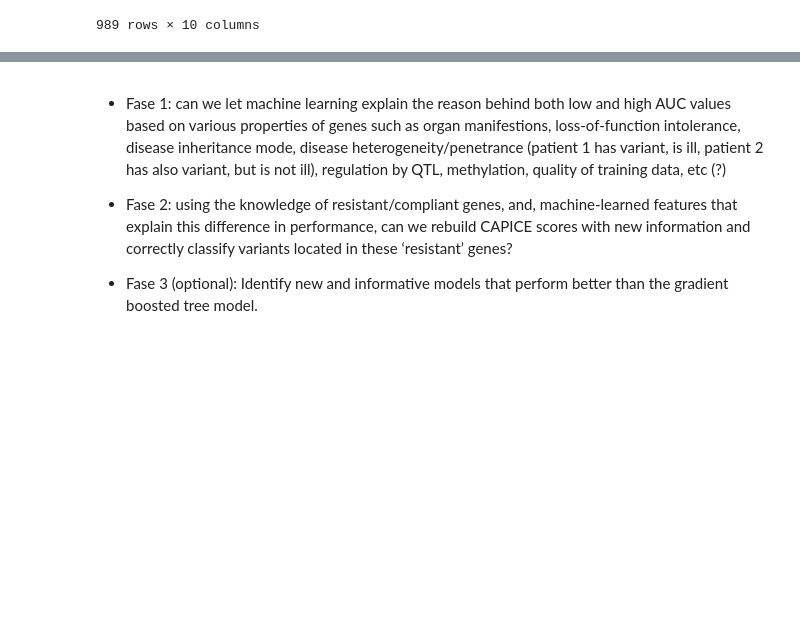
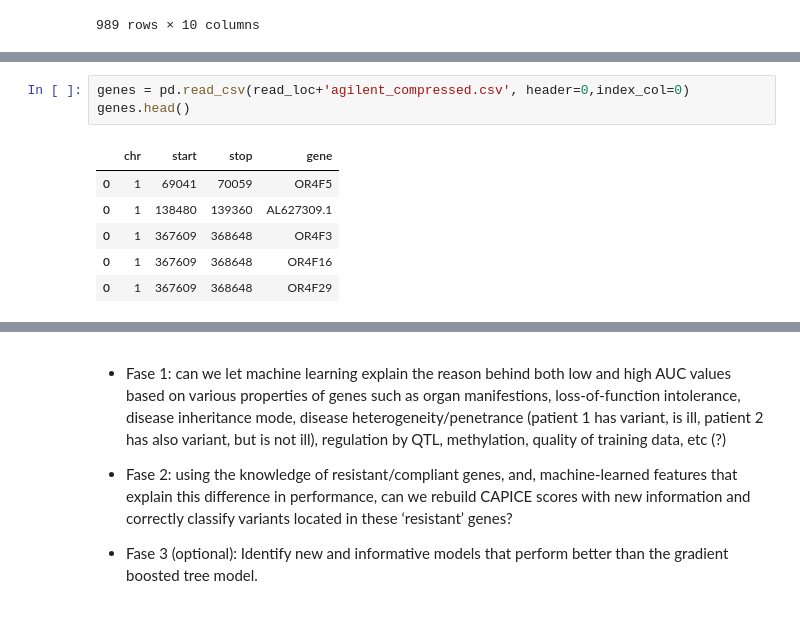
Before and after one commit to SietsmaRJ/dsls_master_thesis, a Jupyter notebook: side_scripts/detailed_data_visualization.ipynb, the cells around one changed output, grey strips where cells are left out. Saved outputs shown, nothing was run; the diff lists cells and outputs as text; blank space fills up the shorter version.

```diff
--- a/side_scripts/detailed_data_visualization.ipynb
+++ b/side_scripts/detailed_data_visualization.ipynb
@@ -523,0 +515,10 @@ plain_data.sort_values(by=['AUC'])
+# %%
+genes = pd.read_csv(read_loc+'agilent_compressed.csv', header=0,index_col=0)
+genes.head()
+# %% [output]
+|  | chr | start | stop | gene |
+| 0 | 1 | 69041 | 70059 | OR4F5 |
+| 0 | 1 | 138480 | 139360 | AL627309.1 |
+| 0 | 1 | 367609 | 368648 | OR4F3 |
+| 0 | 1 | 367609 | 368648 | OR4F16 |
+| 0 | 1 | 367609 | 368648 | OR4F29 |
```
Also changed, not shown: parts of 17 cells of this notebook, 1 other file.
